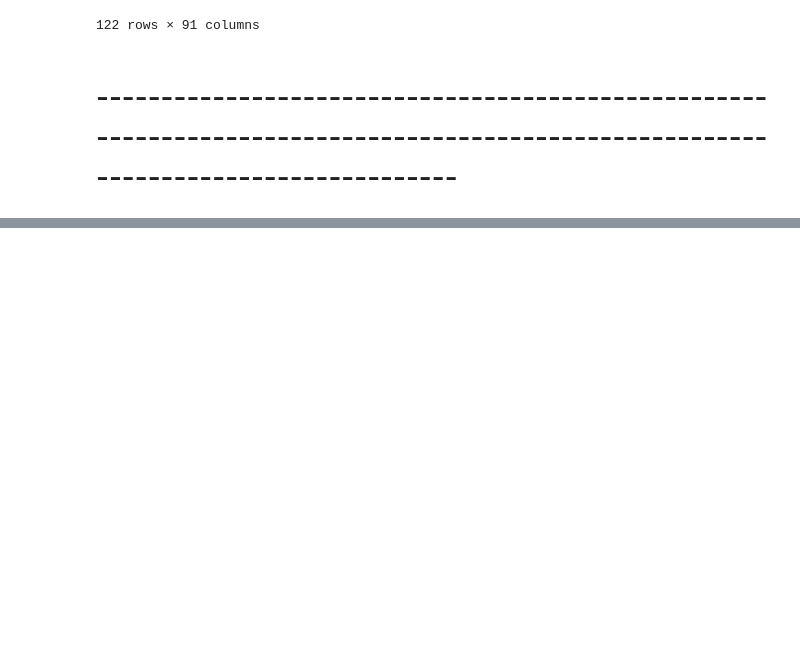
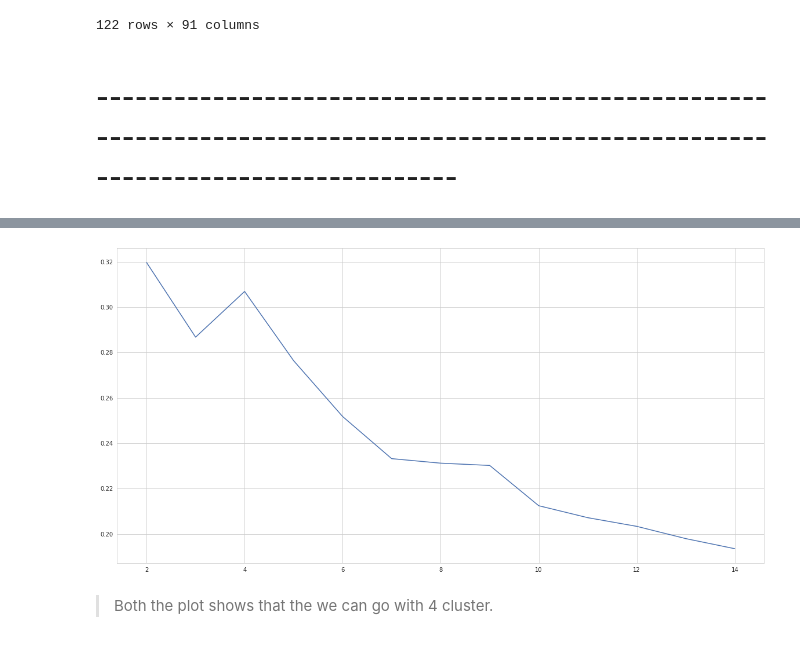
Before and after one commit to Anshul007/Analysis_in_Clustering, a Jupyter notebook: Feature_Extraction_for_effective_Clustering_Analysis.ipynb, the cells around one changed output, grey strips where cells are left out. Drawn from its saved outputs; the diff is of its cells as text; code cells hidden in the pictures; blank space fills up the shorter version.

```diff
--- a/Feature_Extraction_for_effective_Clustering_Analysis.ipynb
+++ b/Feature_Extraction_for_effective_Clustering_Analysis.ipynb
@@ -496,0 +622,22 @@ pcs.fit(trans_df)
+# %%
+repetitions = ['R{}'.format(i) for i in range(1,10)]
+
+SSE_results = pd.DataFrame(0.0,
+                           index = range(2,15),
+                           columns= repetitions)
+
+
+for n_cluster in SSE_results.index:
+    for col in SSE_results.columns:
+        algort = KMeans(n_clusters=n_cluster).fit(scores)
+        SSE_results.at[n_cluster,col] = silhouette_score(scores, labels= algort.labels_, ) # Inertia: Sum of distances of samples to their closest cluster center
+
+SSE_results['Mean'] = SSE_results[repetitions].mean(axis=1)
+SSE_results['Var'] = SSE_results[repetitions].var(axis=1)
+# %%
+SSE_results.Mean.plot()
+plt.show()
+# %% [output]
+[figure, added]
+# %% [markdown]
+> Both the plot shows that the we can go with 4 cluster.
```
Also changed, not shown: parts of 42 cells of this notebook.
